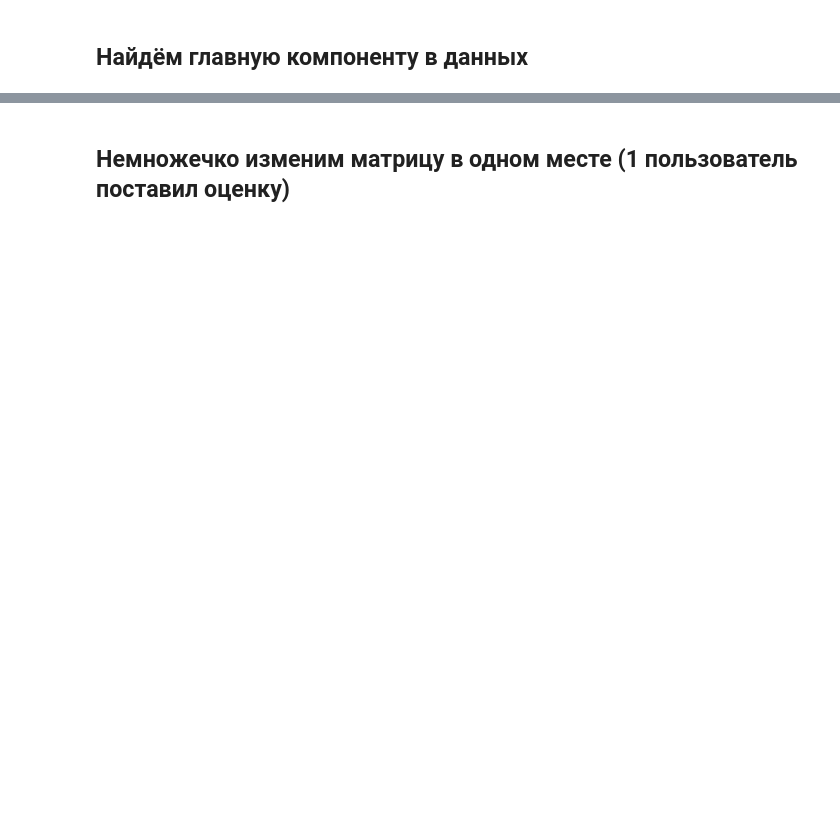
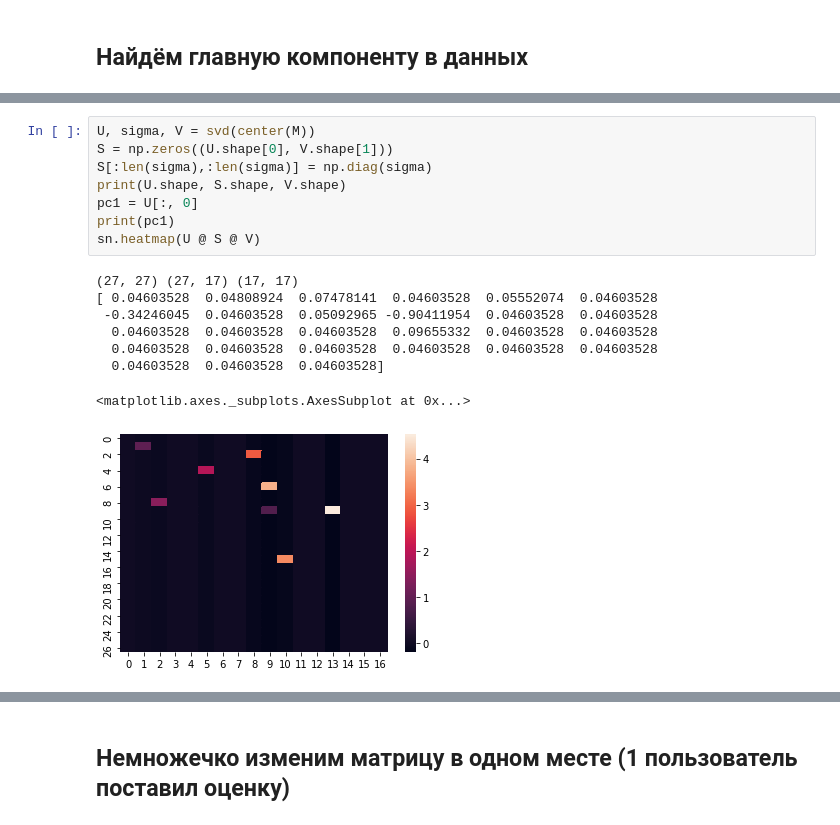
Before and after one commit to str-anger/applied, a Jupyter notebook: no_working.ipynb, the cells around one changed output, grey strips where cells are left out. Drawn from its saved outputs; the diff is of its cells as text; blank space fills up the shorter version.

```diff
--- a/no_working.ipynb
+++ b/no_working.ipynb
@@ -30,0 +54,17 @@ print(pc1)
+# %%
+U, sigma, V = svd(center(M))
+S = np.zeros((U.shape[0], V.shape[1]))
+S[:len(sigma),:len(sigma)] = np.diag(sigma)
+print(U.shape, S.shape, V.shape)
+pc1 = U[:, 0]
+print(pc1)
+sn.heatmap(U @ S @ V)
+# %% [output]
+(27, 27) (27, 17) (17, 17)
+[ 0.04603528  0.04808924  0.07478141  0.04603528  0.05552074  0.04603528
+ -0.34246045  0.04603528  0.05092965 -0.90411954  0.04603528  0.04603528
+  0.04603528  0.04603528  0.04603528  0.09655332  0.04603528  0.04603528
+  0.04603528  0.04603528  0.04603528  0.04603528  0.04603528  0.04603528
+  0.04603528  0.04603528  0.04603528]
+<matplotlib.axes._subplots.AxesSubplot at 0x...>
+[figure, added]
```
Also changed, not shown: parts of 8 cells of this notebook.
